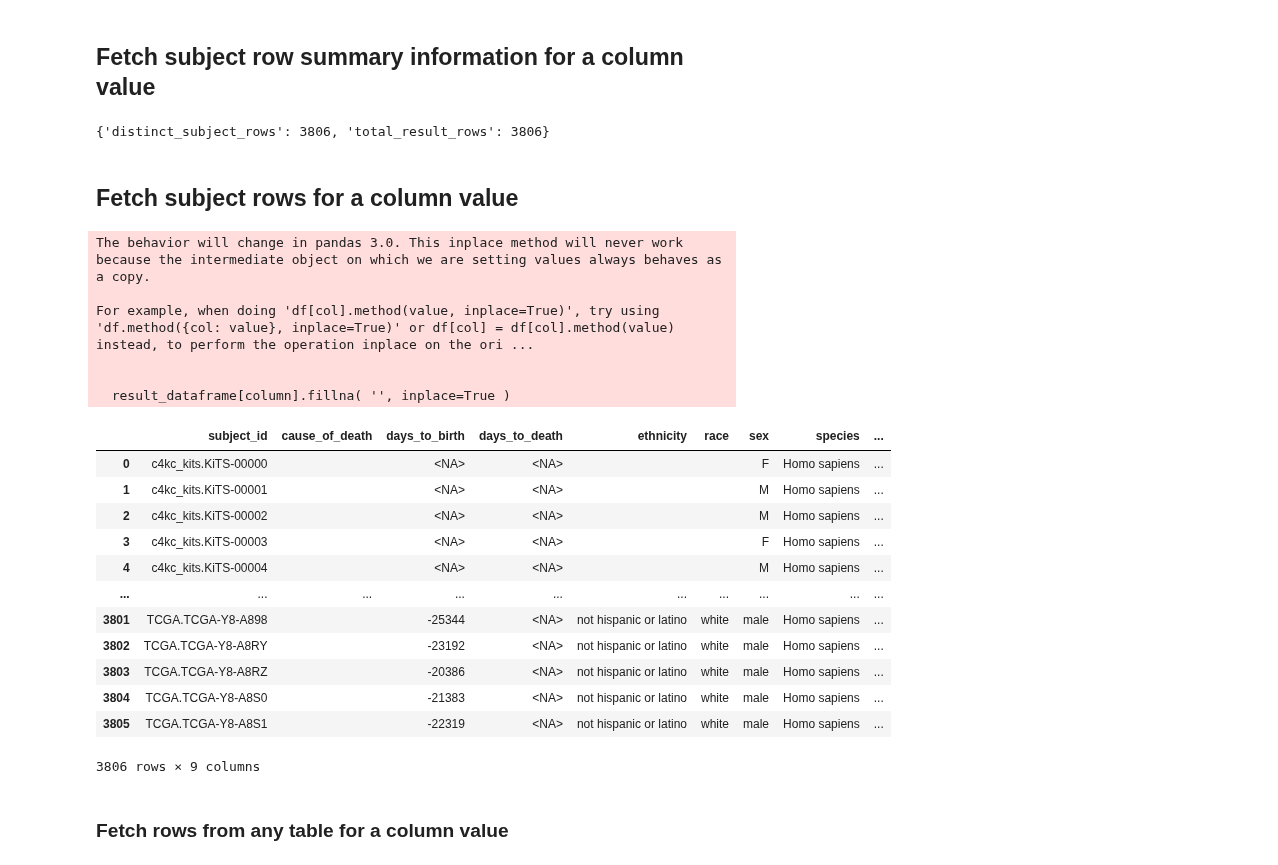
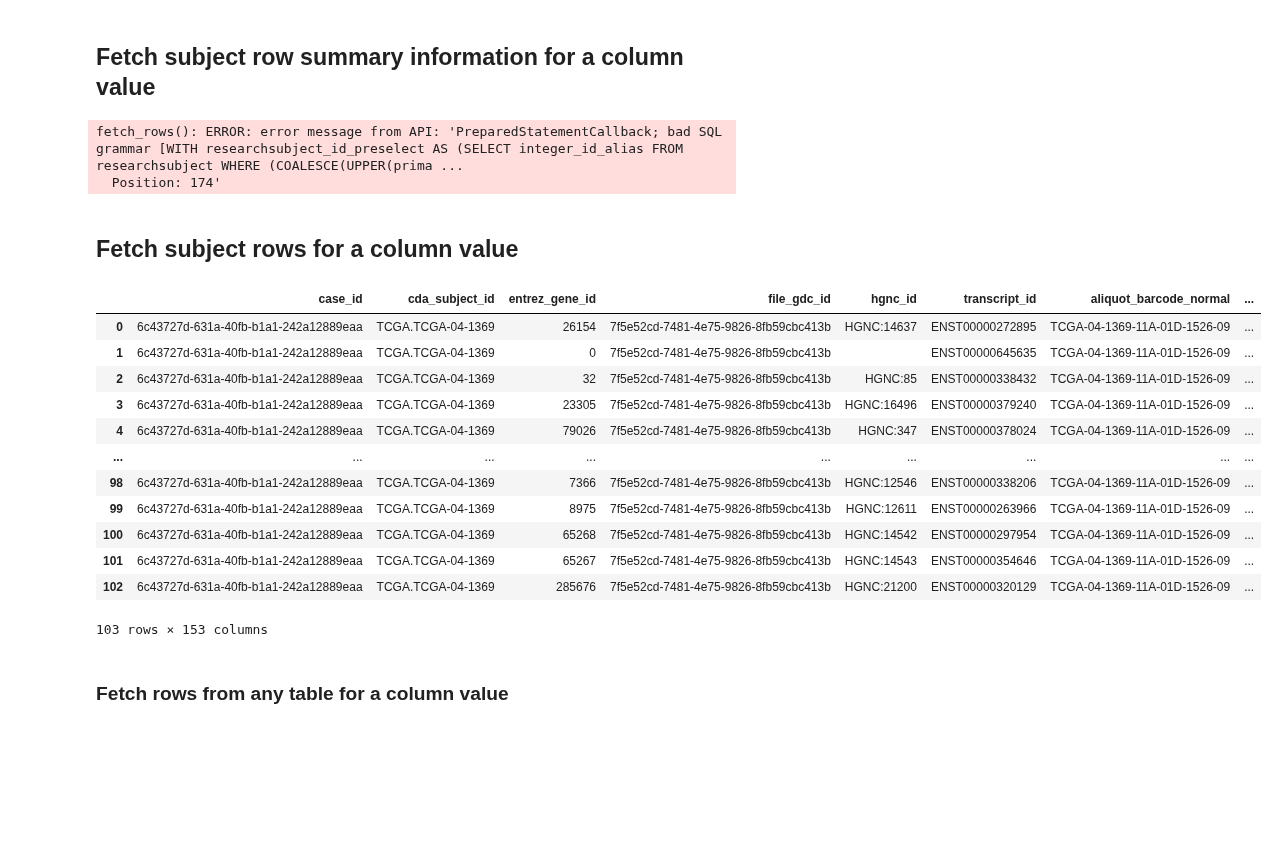
Before and after one commit to CancerDataAggregator/CDA-HelpDesk, a Jupyter notebook: docs/documentation/cda_python/cda_python_examples.ipynb, the cells around one changed output. Drawn from its saved outputs; the diff is of its cells as text; code cells hidden in the pictures; blank space fills up the shorter version.

```diff
--- a/docs/documentation/cda_python/cda_python_examples.ipynb
+++ b/docs/documentation/cda_python/cda_python_examples.ipynb
@@ -55,33 +55,28 @@ column_values( 'primary_diagnosis_site' )
 # %% [markdown]
 ## Fetch subject row summary information for a column value
 # %%
-fetch_rows( table= 'subject', match_all = 'primary_diagnosis_site = kid*', count_only=True )
+fetch_rows( table= 'file', match_all = 'primary_diagnosis_site = kid*', count_only=True )
 # %% [output]
-{'distinct_subject_rows': 3806, 'total_result_rows': 3806}
+fetch_rows(): ERROR: error message from API: 'PreparedStatementCallback; bad SQL grammar [WITH researchsubject_id_preselect AS (SELECT integer_id_alias FROM researchsubject WHERE (COALESCE(UPPER(prima ...
+  Position: 174'
 # %% [markdown]
 ## Fetch subject rows for a column value
 # %%
-fetch_rows( table= 'subject', match_all = 'primary_diagnosis_site = kid*')
+fetch_rows( table= 'somatic_mutation', match_all = 'subject_id = TCGA.TCGA-04-1369')
 # %% [output]
+|  | case_id | cda_subject_id | entrez_gene_id | file_gdc_id | hgnc_id | transcript_id | aliquot_barcode_normal | ... |
+| 0 | 6c43727d-631a-40fb-b1a1-242a12889eaa | TCGA.TCGA-04-1369 | 26154 | 7f5e52cd-7481-4e75-9826-8fb59cbc413b | HGNC:14637 | ENST00000272895 | TCGA-04-1369-11A-01D-1526-09 | ... |
+| 1 | 6c43727d-631a-40fb-b1a1-242a12889eaa | TCGA.TCGA-04-1369 | 0 | 7f5e52cd-7481-4e75-9826-8fb59cbc413b |  | ENST00000645635 | TCGA-04-1369-11A-01D-1526-09 | ... |
+| 2 | 6c43727d-631a-40fb-b1a1-242a12889eaa | TCGA.TCGA-04-1369 | 32 | 7f5e52cd-7481-4e75-9826-8fb59cbc413b | HGNC:85 | ENST00000338432 | TCGA-04-1369-11A-01D-1526-09 | ... |
+| 3 | 6c43727d-631a-40fb-b1a1-242a12889eaa | TCGA.TCGA-04-1369 | 23305 | 7f5e52cd-7481-4e75-9826-8fb59cbc413b | HGNC:16496 | ENST00000379240 | TCGA-04-1369-11A-01D-1526-09 | ... |
+| 4 | 6c43727d-631a-40fb-b1a1-242a12889eaa | TCGA.TCGA-04-1369 | 79026 | 7f5e52cd-7481-4e75-9826-8fb59cbc413b | HGNC:347 | ENST00000378024 | TCGA-04-1369-11A-01D-1526-09 | ... |
+| ... | ... | ... | ... | ... | ... | ... | ... | ... |
+| 98 | 6c43727d-631a-40fb-b1a1-242a12889eaa | TCGA.TCGA-04-1369 | 7366 | 7f5e52cd-7481-4e75-9826-8fb59cbc413b | HGNC:12546 | ENST00000338206 | TCGA-04-1369-11A-01D-1526-09 | ... |
+| 99 | 6c43727d-631a-40fb-b1a1-242a12889eaa | TCGA.TCGA-04-1369 | 8975 | 7f5e52cd-7481-4e75-9826-8fb59cbc413b | HGNC:12611 | ENST00000263966 | TCGA-04-1369-11A-01D-1526-09 | ... |
+| 100 | 6c43727d-631a-40fb-b1a1-242a12889eaa | TCGA.TCGA-04-1369 | 65268 | 7f5e52cd-7481-4e75-9826-8fb59cbc413b | HGNC:14542 | ENST00000297954 | TCGA-04-1369-11A-01D-1526-09 | ... |
+| 101 | 6c43727d-631a-40fb-b1a1-242a12889eaa | TCGA.TCGA-04-1369 | 65267 | 7f5e52cd-7481-4e75-9826-8fb59cbc413b | HGNC:14543 | ENST00000354646 | TCGA-04-1369-11A-01D-1526-09 | ... |
+| 102 | 6c43727d-631a-40fb-b1a1-242a12889eaa | TCGA.TCGA-04-1369 | 285676 | 7f5e52cd-7481-4e75-9826-8fb59cbc413b | HGNC:21200 | ENST00000320129 | TCGA-04-1369-11A-01D-1526-09 | ... |
-The behavior will change in pandas 3.0. This inplace method will never work because the intermediate object on which we are setting values always behaves as a copy.
-
-For example, when doing 'df[col].method(value, inplace=True)', try using 'df.method({col: value}, inplace=True)' or df[col] = df[col].method(value) instead, to perform the operation inplace on the ori ...
-
-
-  result_dataframe[column].fillna( '', inplace=True )
+103 rows × 153 columns
-|  | subject_id | cause_of_death | days_to_birth | days_to_death | ethnicity | race | sex | species | ... |
-| 0 | c4kc_kits.KiTS-00000 |  | <NA> | <NA> |  |  | F | Homo sapiens | ... |
-| 1 | c4kc_kits.KiTS-00001 |  | <NA> | <NA> |  |  | M | Homo sapiens | ... |
-| 2 | c4kc_kits.KiTS-00002 |  | <NA> | <NA> |  |  | M | Homo sapiens | ... |
-| 3 | c4kc_kits.KiTS-00003 |  | <NA> | <NA> |  |  | F | Homo sapiens | ... |
-| 4 | c4kc_kits.KiTS-00004 |  | <NA> | <NA> |  |  | M | Homo sapiens | ... |
-| ... | ... | ... | ... | ... | ... | ... | ... | ... | ... |
-| 3801 | TCGA.TCGA-Y8-A898 |  | -25344 | <NA> | not hispanic or latino | white | male | Homo sapiens | ... |
-| 3802 | TCGA.TCGA-Y8-A8RY |  | -23192 | <NA> | not hispanic or latino | white | male | Homo sapiens | ... |
-| 3803 | TCGA.TCGA-Y8-A8RZ |  | -20386 | <NA> | not hispanic or latino | white | male | Homo sapiens | ... |
-| 3804 | TCGA.TCGA-Y8-A8S0 |  | -21383 | <NA> | not hispanic or latino | white | male | Homo sapiens | ... |
-| 3805 | TCGA.TCGA-Y8-A8S1 |  | -22319 | <NA> | not hispanic or latino | white | male | Homo sapiens | ... |
-3806 rows × 9 columns
 # %% [markdown]
 ### Fetch rows from any table for a column value
 # %% [markdown]
```
Also changed, not shown: parts of 13 cells of this notebook, 22 other files.
